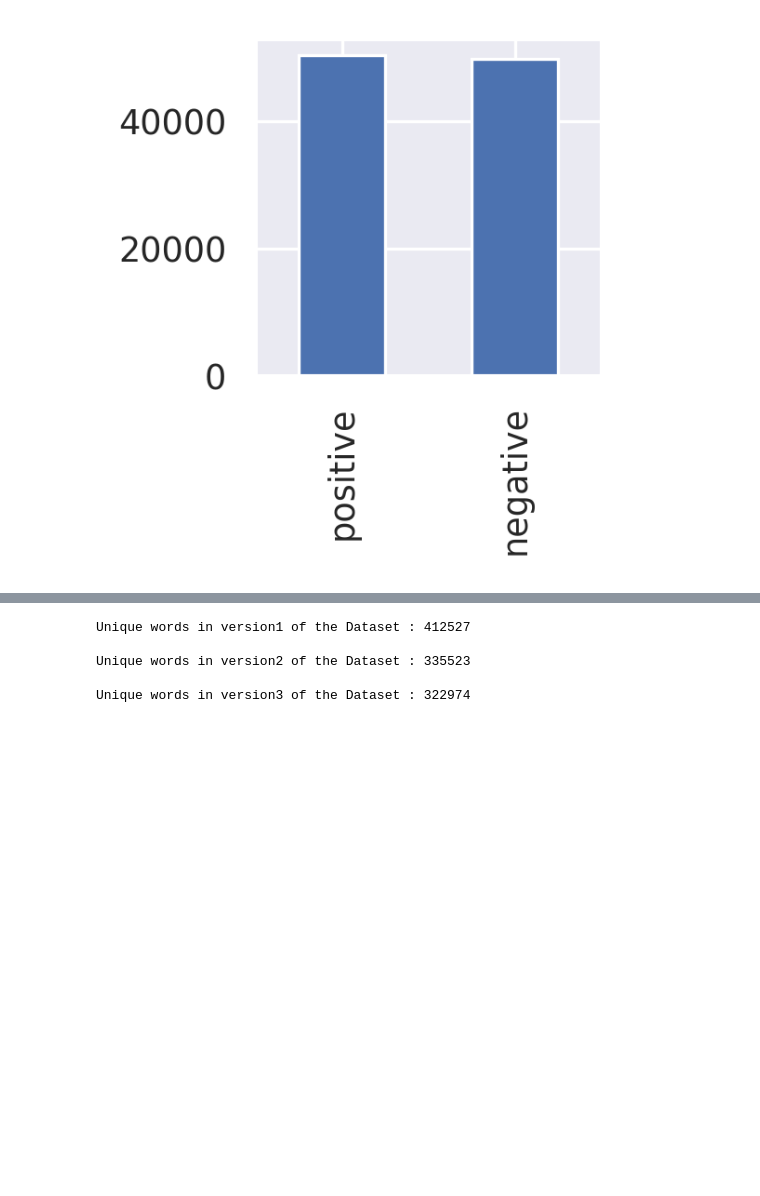
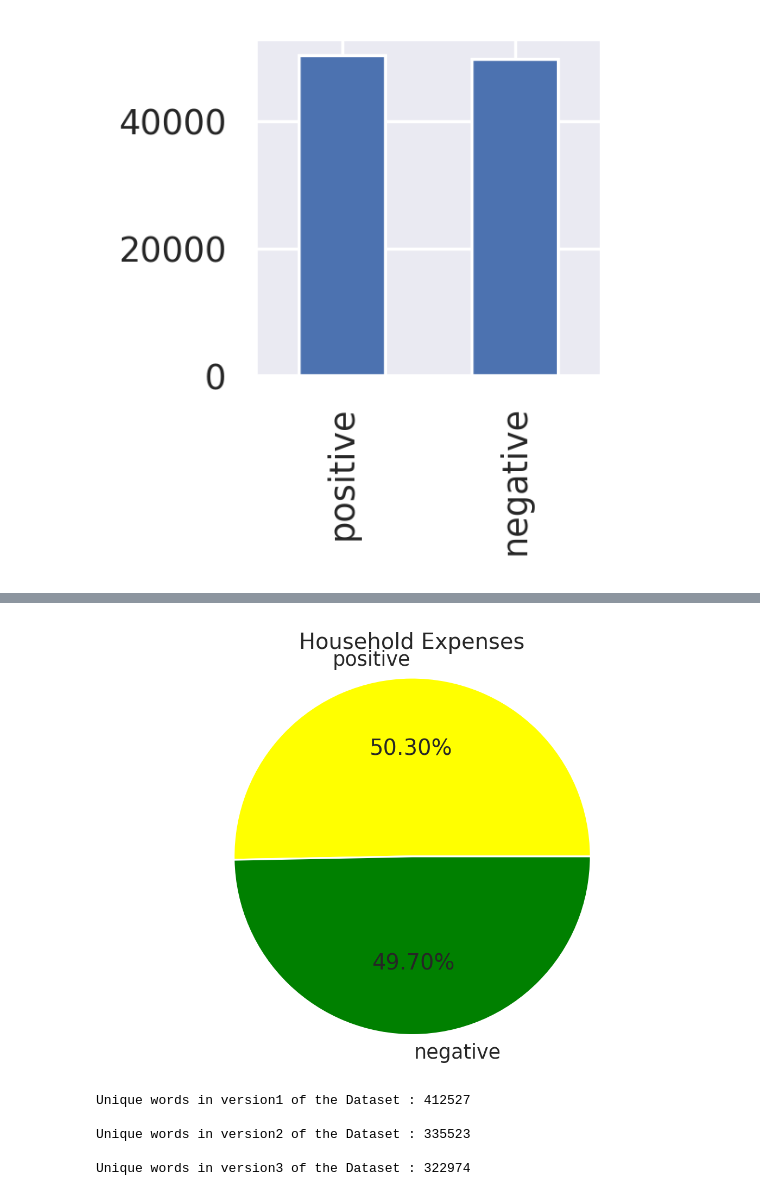
Before and after one commit to Anomaly1702/NLP_Basics, a Jupyter notebook: a1812913_Anubhav_assign1.ipynb, the cells around one changed output, grey strips where cells are left out. Saved outputs shown, nothing was run; the diff lists cells and outputs as text; code cells hidden in the pictures; blank space fills up the shorter version.

```diff
--- a/a1812913_Anubhav_assign1.ipynb
+++ b/a1812913_Anubhav_assign1.ipynb
@@ -149,6 +151,8 @@ sns.set()
 print("Showing graphically the proportions of the labels in the Testing dataset")
 print(test_label_df['Lables'].value_counts().plot(kind='bar',figsize=(2,2)))
 print(test_label_df['Lables'].value_counts())
+test_negative = test_label_df [ 'Lables' ] .value_counts ()[1]
+test_positive = test_label_df [ 'Lables' ] .value_counts ()[0]
 # %% [output]
 Showing graphically the proportions of the labels in the Testing dataset
 AxesSubplot(0.125,0.125;0.775x0.755)
@@ -159,3 +174,14 @@ Name: Lables, dtype: int64
+# %%
+import matplotlib.pyplot as plt
+labels= ['positive', 'negative']
+colors=['yellow','green']
+sizes= [test_positive,test_negative]
+plt.pie(sizes,labels=labels, colors=colors, autopct='%1.2f%%')
+plt.title('Household Expenses')
+plt.axis('equal')
+plt.show()
+# %% [output]
+[figure, added]
 # %%
 #Finding out Unique words in Version 1
 uniqe_version1 = {}
```
Also changed, not shown: parts of 4 cells of this notebook.
